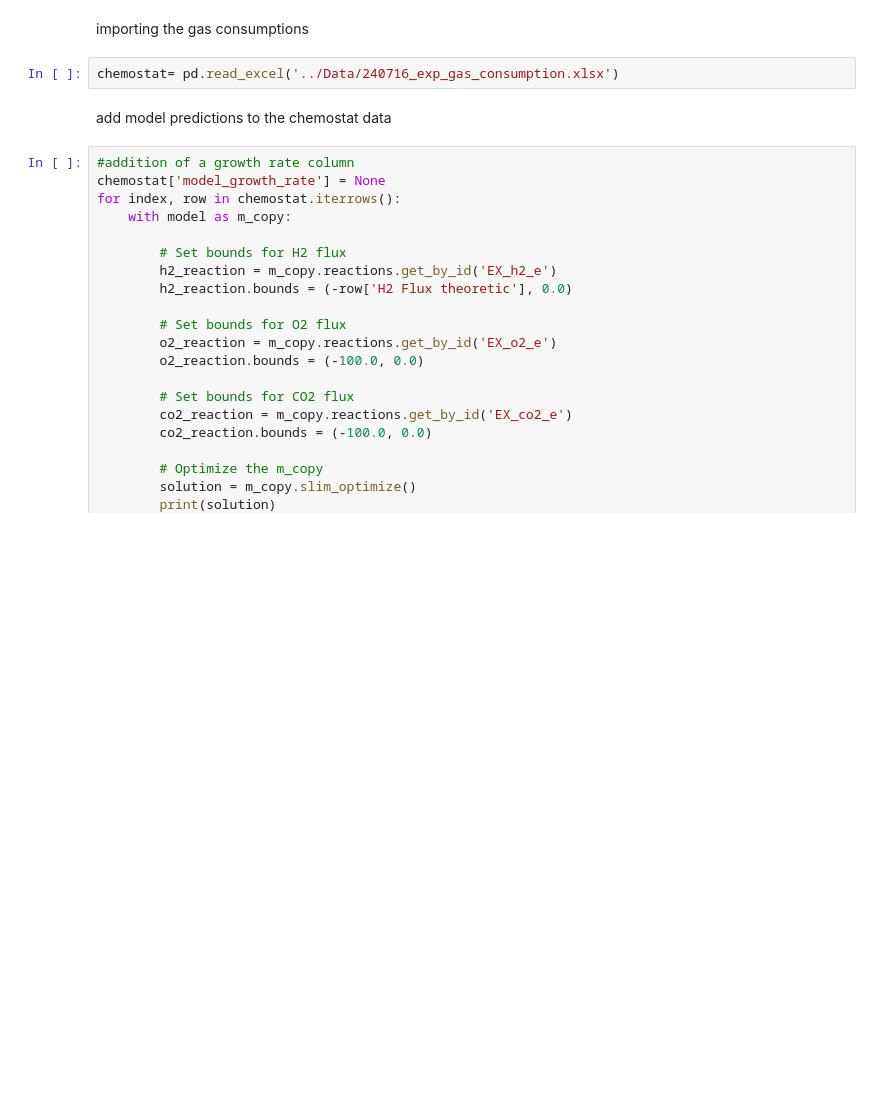
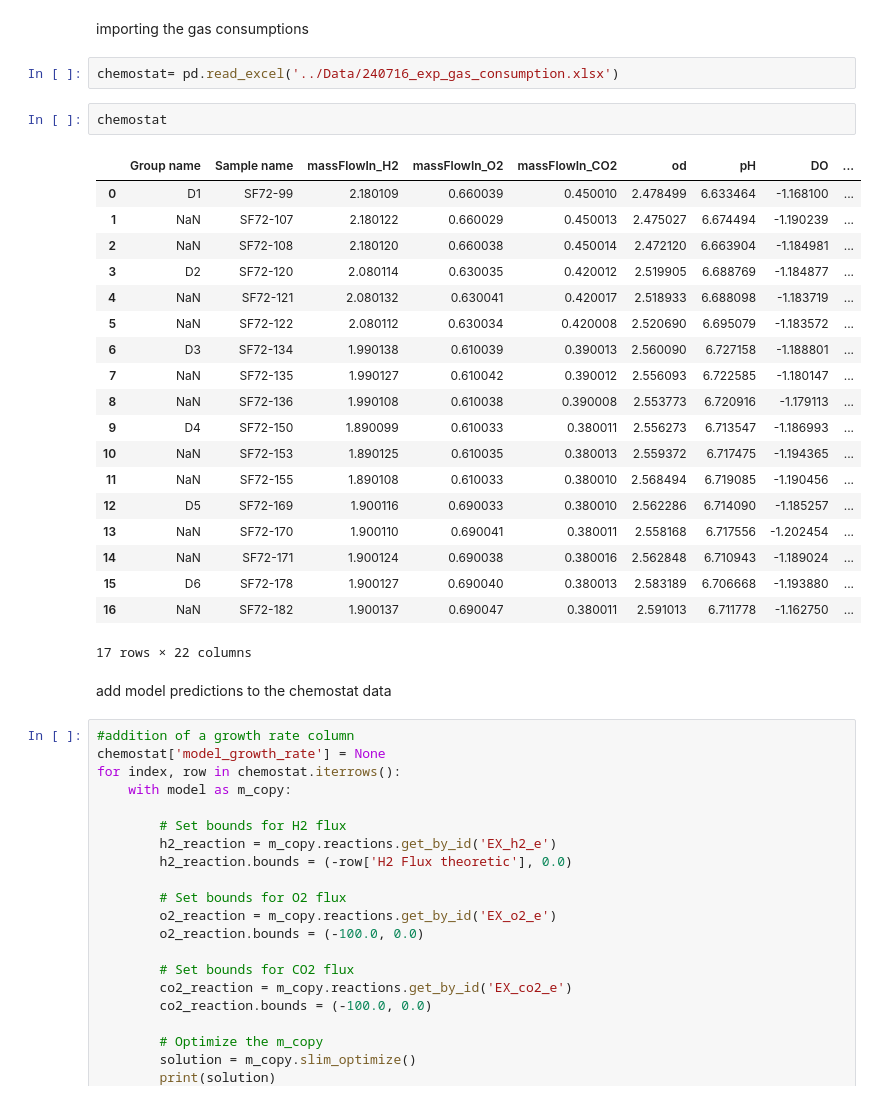
Before and after one commit to AzizBenA/iABA974_SoF1_GEM, a Jupyter notebook: Scripts/Model_manipulation.ipynb, the cells around one changed output. Saved outputs shown, nothing was run; the diff lists cells and outputs as text; blank space fills up the shorter version.

```diff
--- a/Scripts/Model_manipulation.ipynb
+++ b/Scripts/Model_manipulation.ipynb
@@ -1263,6 +1282,28 @@ yield_g_g
 importing the gas consumptions
 # %%
 chemostat= pd.read_excel('../Data/240716_exp_gas_consumption.xlsx')
+# %%
+chemostat
+# %% [output]
+|  | Group name | Sample name | massFlowIn_H2 | massFlowIn_O2 | massFlowIn_CO2 | od | pH | DO | ... |
+| 0 | D1 | SF72-99 | 2.180109 | 0.660039 | 0.450010 | 2.478499 | 6.633464 | -1.168100 | ... |
+| 1 | NaN | SF72-107 | 2.180122 | 0.660029 | 0.450013 | 2.475027 | 6.674494 | -1.190239 | ... |
+| 2 | NaN | SF72-108 | 2.180120 | 0.660038 | 0.450014 | 2.472120 | 6.663904 | -1.184981 | ... |
+| 3 | D2 | SF72-120 | 2.080114 | 0.630035 | 0.420012 | 2.519905 | 6.688769 | -1.184877 | ... |
+| 4 | NaN | SF72-121 | 2.080132 | 0.630041 | 0.420017 | 2.518933 | 6.688098 | -1.183719 | ... |
+| 5 | NaN | SF72-122 | 2.080112 | 0.630034 | 0.420008 | 2.520690 | 6.695079 | -1.183572 | ... |
+| 6 | D3 | SF72-134 | 1.990138 | 0.610039 | 0.390013 | 2.560090 | 6.727158 | -1.188801 | ... |
+| 7 | NaN | SF72-135 | 1.990127 | 0.610042 | 0.390012 | 2.556093 | 6.722585 | -1.180147 | ... |
+| 8 | NaN | SF72-136 | 1.990108 | 0.610038 | 0.390008 | 2.553773 | 6.720916 | -1.179113 | ... |
+| 9 | D4 | SF72-150 | 1.890099 | 0.610033 | 0.380011 | 2.556273 | 6.713547 | -1.186993 | ... |
+| 10 | NaN | SF72-153 | 1.890125 | 0.610035 | 0.380013 | 2.559372 | 6.717475 | -1.194365 | ... |
+| 11 | NaN | SF72-155 | 1.890108 | 0.610033 | 0.380010 | 2.568494 | 6.719085 | -1.190456 | ... |
+| 12 | D5 | SF72-169 | 1.900116 | 0.690033 | 0.380010 | 2.562286 | 6.714090 | -1.185257 | ... |
+| 13 | NaN | SF72-170 | 1.900110 | 0.690041 | 0.380011 | 2.558168 | 6.717556 | -1.202454 | ... |
+| 14 | NaN | SF72-171 | 1.900124 | 0.690038 | 0.380016 | 2.562848 | 6.710943 | -1.189024 | ... |
+| 15 | D6 | SF72-178 | 1.900127 | 0.690040 | 0.380013 | 2.583189 | 6.706668 | -1.193880 | ... |
+| 16 | NaN | SF72-182 | 1.900137 | 0.690047 | 0.380011 | 2.591013 | 6.711778 | -1.162750 | ... |
+17 rows × 22 columns
 # %% [markdown]
 add model predictions to the chemostat data
 # %%
```
Also changed, not shown: parts of 13 cells of this notebook, 8 other files.
